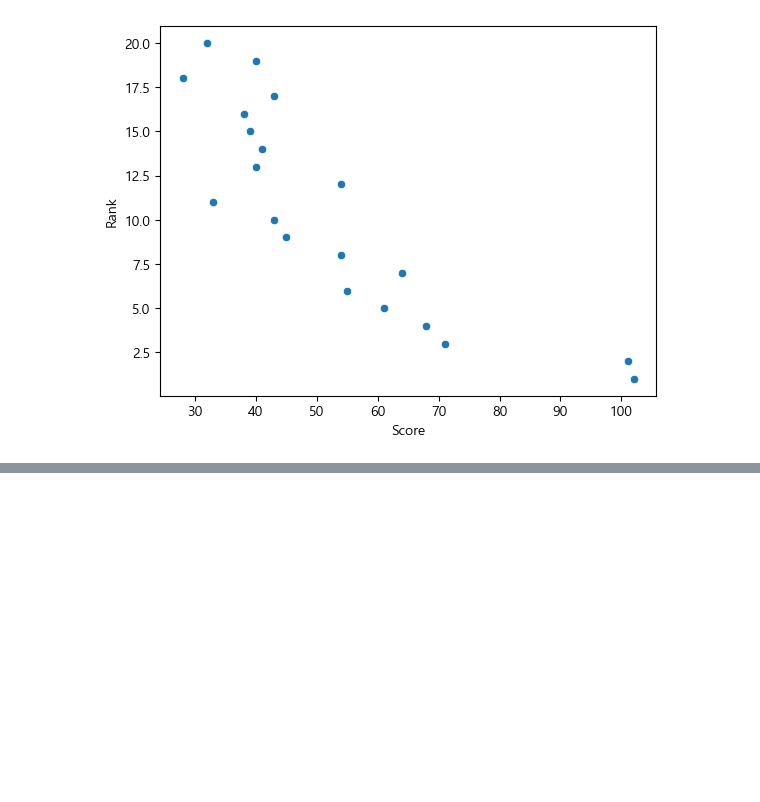
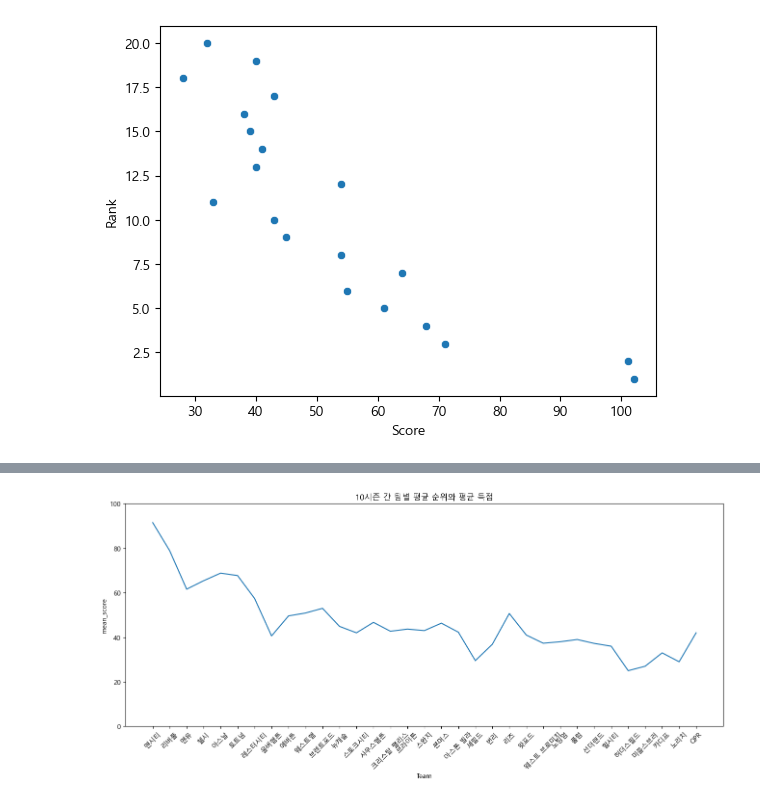
Before and after one commit to gingerman123/Soccer-Data, a Jupyter notebook: soccer_analysis.ipynb, the cells around one changed output, grey strips where cells are left out. Saved outputs shown, nothing was run; the diff lists cells and outputs as text; code cells hidden in the pictures; blank space fills up the shorter version.

```diff
--- a/soccer_analysis.ipynb
+++ b/soccer_analysis.ipynb
@@ -36,0 +158,14 @@ result_df.to_csv('combined_file.csv', index=False)
+# %%
+# 10시즌간 팀별 평균 순위와 평균 득점
+team_score_rank= soccer_copy.groupby('Team').agg(mean_score = ('Score', 'mean'),    # 'Team'으로 묶어서 평균 득점과 평균 순위 변수 만들기
+                                                 mean_rank = ('Rank', 'mean'))
+team_score_rank = team_score_rank.sort_values('mean_rank', ascending=True)          # 순위 순으로 순서 정리
+team_score_rank
+plt.figure(figsize = (16,6))
+sns.lineplot(data = team_score_rank, x = 'Team', y = 'mean_score')
+plt.ylim(0,100)
+plt.xticks(rotation = 45)
+plt.title('10시즌 간 팀별 평균 순위와 평균 득점')
+plt.show()
+# %% [output]
+[figure, added]
```
Also changed, not shown: parts of 14 cells of this notebook, 2 other files.
